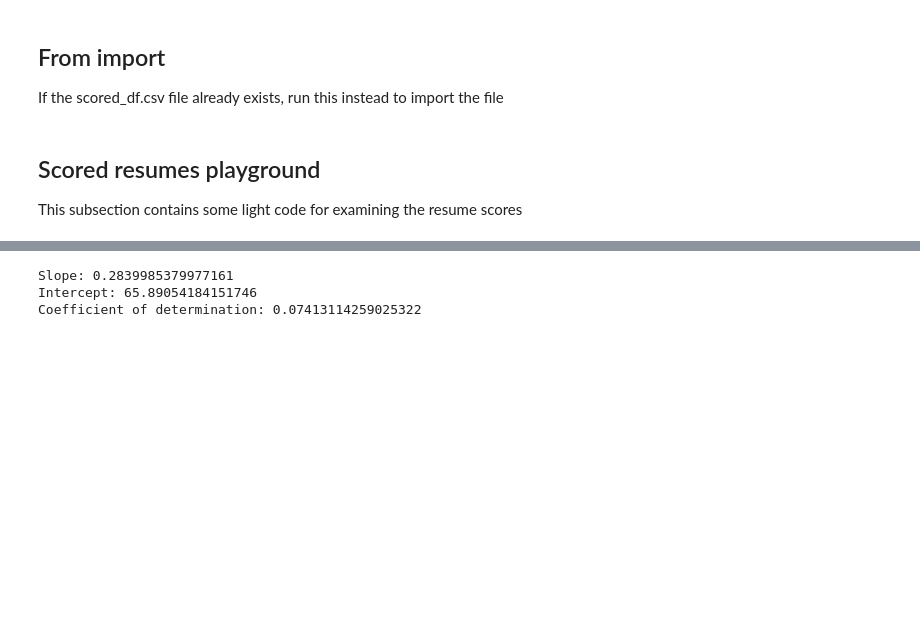
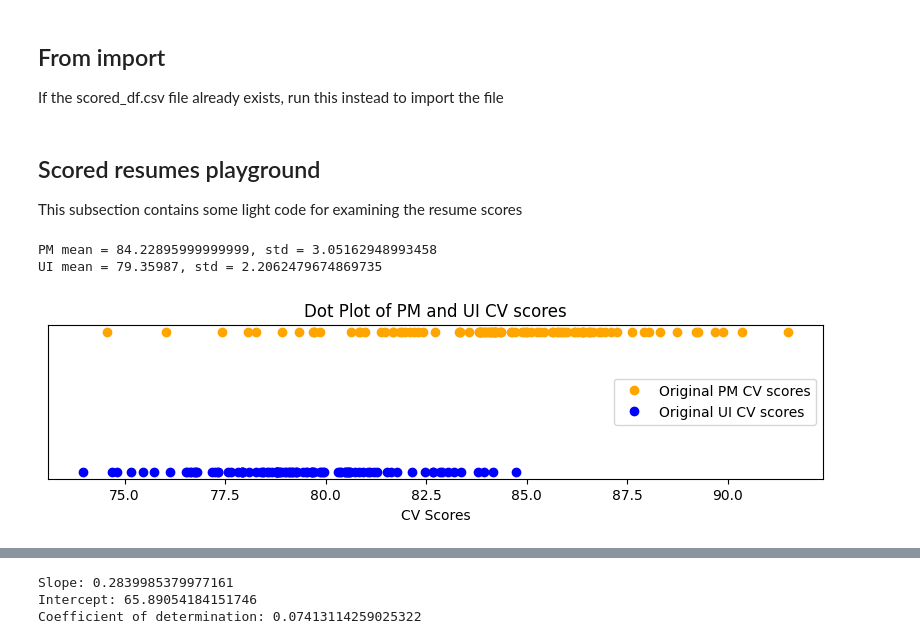
Before and after one commit to heyyjudes/llm-hiring-ecosystem, a Jupyter notebook: execution.ipynb, the cells around one changed output, grey strips where cells are left out. Cells and saved outputs as stored; diff of their text form; code cells hidden in the pictures; blank space fills up the shorter version.

```diff
--- a/execution.ipynb
+++ b/execution.ipynb
@@ -217,0 +245,45 @@ This subsection contains some light code for examining the resume scores
+# %%
+# Import each type
+# Import the original positive CS scores from a file
+ORIGINAL_POSITIVE_SCORES_INPUT_FILENAME = "data/100 original PM CV scores.csv"
+ORIGINAL_NEGATIVE_SCORES_INPUT_FILENAME = "data/100 original UI CV scores.csv"
+
+original_positive_cv_scores: pd.Series = pd.read_csv(ORIGINAL_POSITIVE_SCORES_INPUT_FILENAME)["CV Score"]
+original_negative_cv_scores: pd.Series = pd.read_csv(ORIGINAL_NEGATIVE_SCORES_INPUT_FILENAME)["CV Score"]
+# %%
+positive_mean = original_positive_cv_scores.mean()
+positive_std = original_positive_cv_scores.std()
+negative_mean = original_negative_cv_scores.mean()
+negative_std = original_negative_cv_scores.std()
+
+print(f"PM mean = {positive_mean}, std = {positive_std}")
+print(f"UI mean = {negative_mean}, std = {negative_std}")
+
+import numpy as np
+import matplotlib.pyplot as plt
+
+# Create a figure and axis
+fig, ax = plt.subplots(figsize=(10, 2))
+
+# Plot the positive scores
+ax.plot(original_positive_cv_scores, np.ones_like(original_positive_cv_scores), 'o', color='orange', label='Original PM CV scores')
+
+# Plot the negative scores
+ax.plot(original_negative_cv_scores, np.zeros_like(original_negative_cv_scores), 'o', color='blue', label='Original UI CV scores')
+
+# Set y-ticks to be hidden to make it look like a 1-dimensional plot
+ax.set_yticks([])
+
+# Add labels and title
+ax.set_xlabel('CV Scores')
+ax.set_title('Dot Plot of PM and UI CV scores')
+
+# Add a legend
+ax.legend(loc='center right')
+
+# Display the plot
+plt.show()
+# %% [output]
+PM mean = 84.22895999999999, std = 3.05162948993458
+UI mean = 79.35987, std = 2.2062479674869735
+[figure, added]
```
Also changed, not shown: parts of 21 cells of this notebook.
